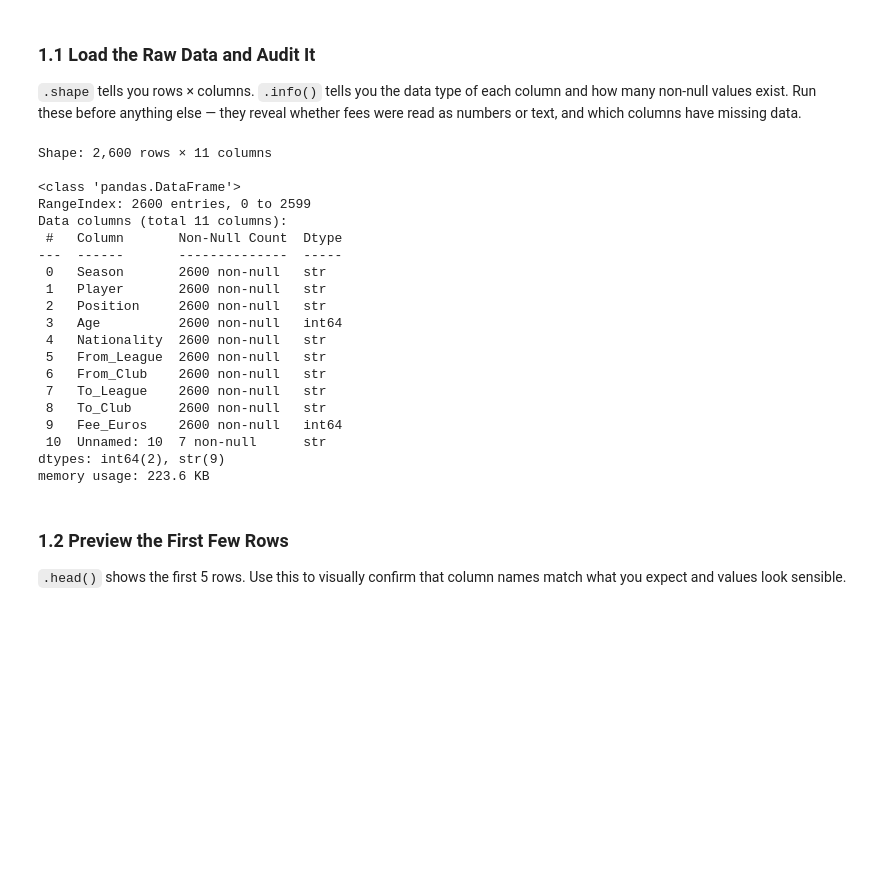
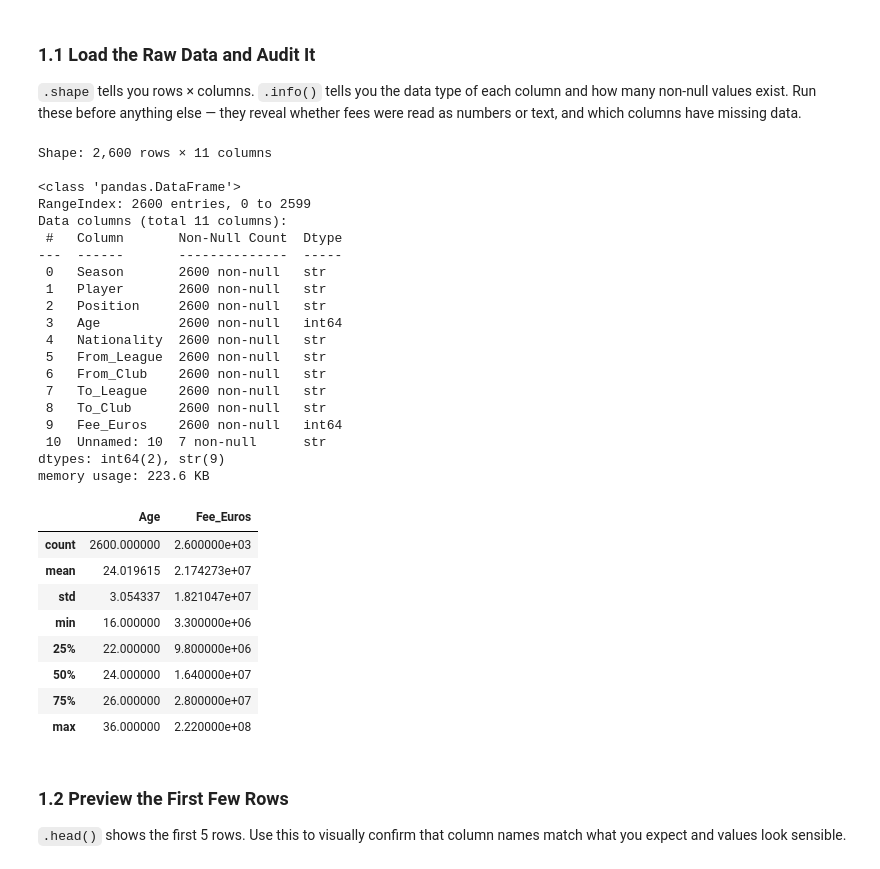
Before and after one commit to Sam-2604/football-transfers, a Jupyter notebook: notebooks/football_transfers.ipynb, the cells around one changed output. Drawn from its saved outputs; the diff is of its cells as text; code cells hidden in the pictures; blank space fills up the shorter version.

```diff
--- a/notebooks/football_transfers.ipynb
+++ b/notebooks/football_transfers.ipynb
@@ -58,31 +58,42 @@ No analysis happens here — this phase is purely about trust: can you rely on e
 # %%
 # Load raw CSV
 df = pd.read_csv("../data/global_football_transfer_dataset.csv")
 
 print(f"Shape: {df.shape[0]:,} rows × {df.shape[1]} columns")
 print()
 df.info()
+print()
+df.describe()
 # %% [output]
 Shape: 2,600 rows × 11 columns
 
 <class 'pandas.DataFrame'>
 RangeIndex: 2600 entries, 0 to 2599
 Data columns (total 11 columns):
  #   Column       Non-Null Count  Dtype
 ---  ------       --------------  -----
  0   Season       2600 non-null   str
  1   Player       2600 non-null   str
  2   Position     2600 non-null   str
  3   Age          2600 non-null   int64
  4   Nationality  2600 non-null   str
  5   From_League  2600 non-null   str
  6   From_Club    2600 non-null   str
  7   To_League    2600 non-null   str
  8   To_Club      2600 non-null   str
  9   Fee_Euros    2600 non-null   int64
  10  Unnamed: 10  7 non-null      str
 dtypes: int64(2), str(9)
 memory usage: 223.6 KB
+|  | Age | Fee_Euros |
+| count | 2600.000000 | 2.600000e+03 |
+| mean | 24.019615 | 2.174273e+07 |
+| std | 3.054337 | 1.821047e+07 |
+| min | 16.000000 | 3.300000e+06 |
+| 25% | 22.000000 | 9.800000e+06 |
+| 50% | 24.000000 | 1.640000e+07 |
+| 75% | 26.000000 | 2.800000e+07 |
+| max | 36.000000 | 2.220000e+08 |
 # %% [markdown]
 ### 1.2 Preview the First Few Rows
 
```
Also changed, not shown: parts of 4 cells of this notebook, 4 other files.
